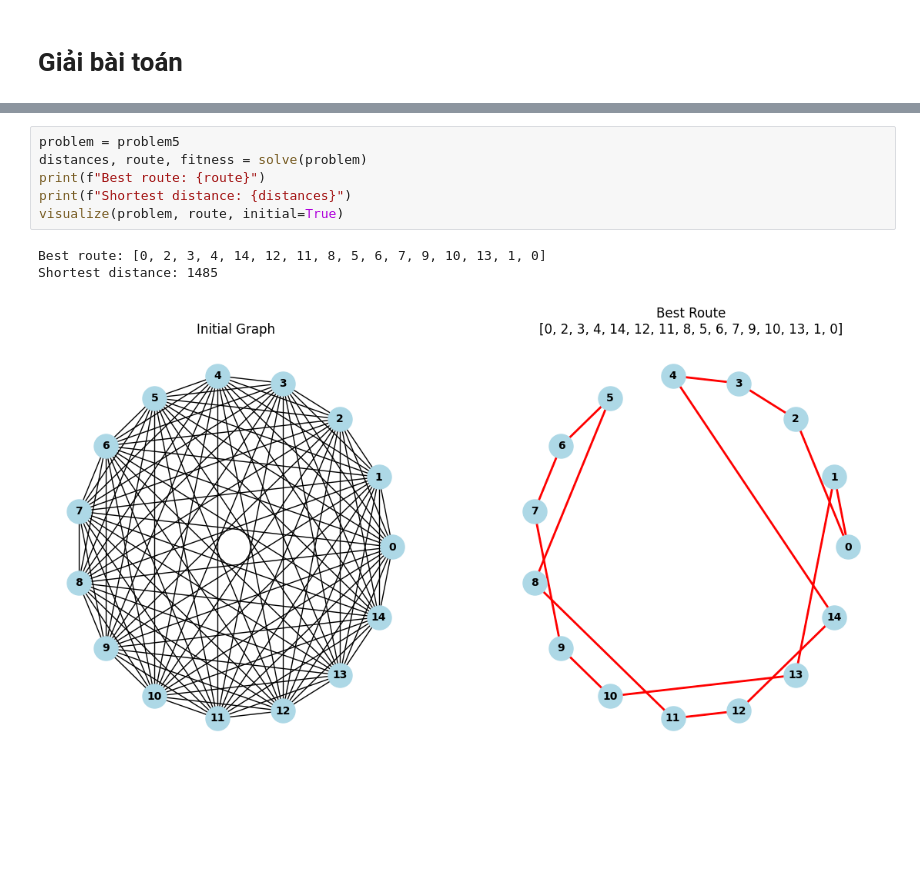
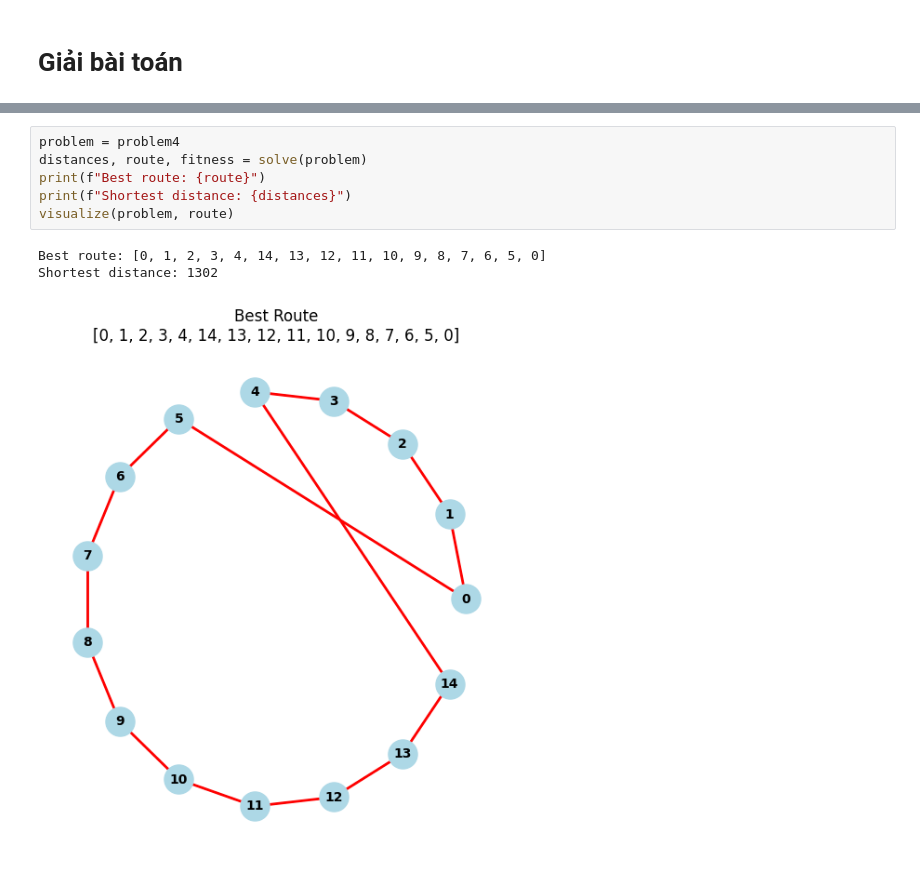
Before and after one commit to ThienNguyen3001/Travelling-Salesman-AI-Final, a Jupyter notebook: Experiment.ipynb, the cells around one changed output, grey strips where cells are left out. Drawn from its saved outputs; the diff is of its cells as text; blank space fills up the shorter version.

```diff
--- a/Experiment.ipynb
+++ b/Experiment.ipynb
@@ -128,12 +125,12 @@ def visualize(problem, route, draw_weight=False, initial=False):
 
     plt.show()
 # %%
-problem = problem5
+problem = problem4
 distances, route, fitness = solve(problem)
 print(f"Best route: {route}")
 print(f"Shortest distance: {distances}")
-visualize(problem, route, initial=True)
+visualize(problem, route)
 # %% [output]
-Best route: [0, 2, 3, 4, 14, 12, 11, 8, 5, 6, 7, 9, 10, 13, 1, 0]
-Shortest distance: 1485
+Best route: [0, 1, 2, 3, 4, 14, 13, 12, 11, 10, 9, 8, 7, 6, 5, 0]
+Shortest distance: 1302
-[figure, old version]
+[figure, new version]
```
Also changed, not shown: parts of 4 cells of this notebook, 3 other files.
